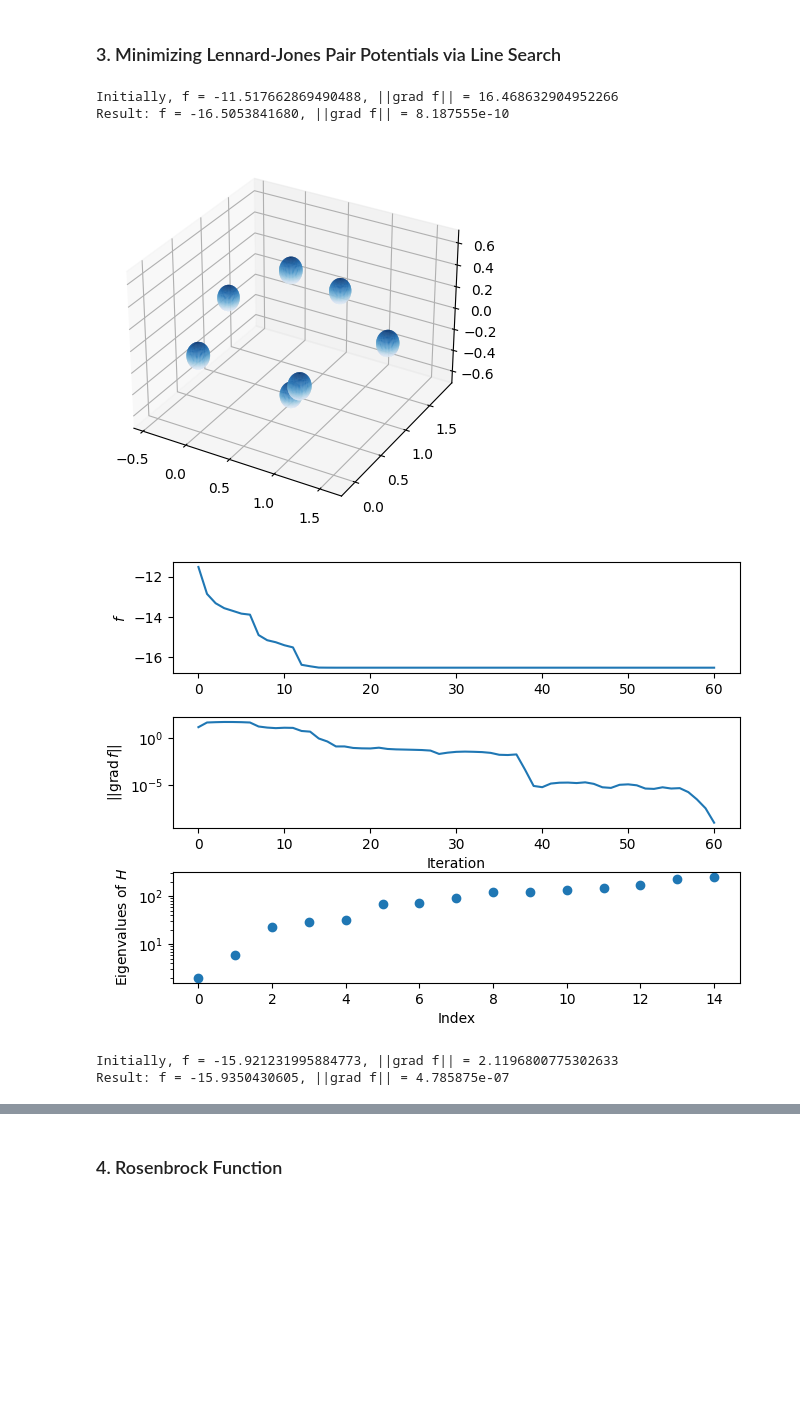
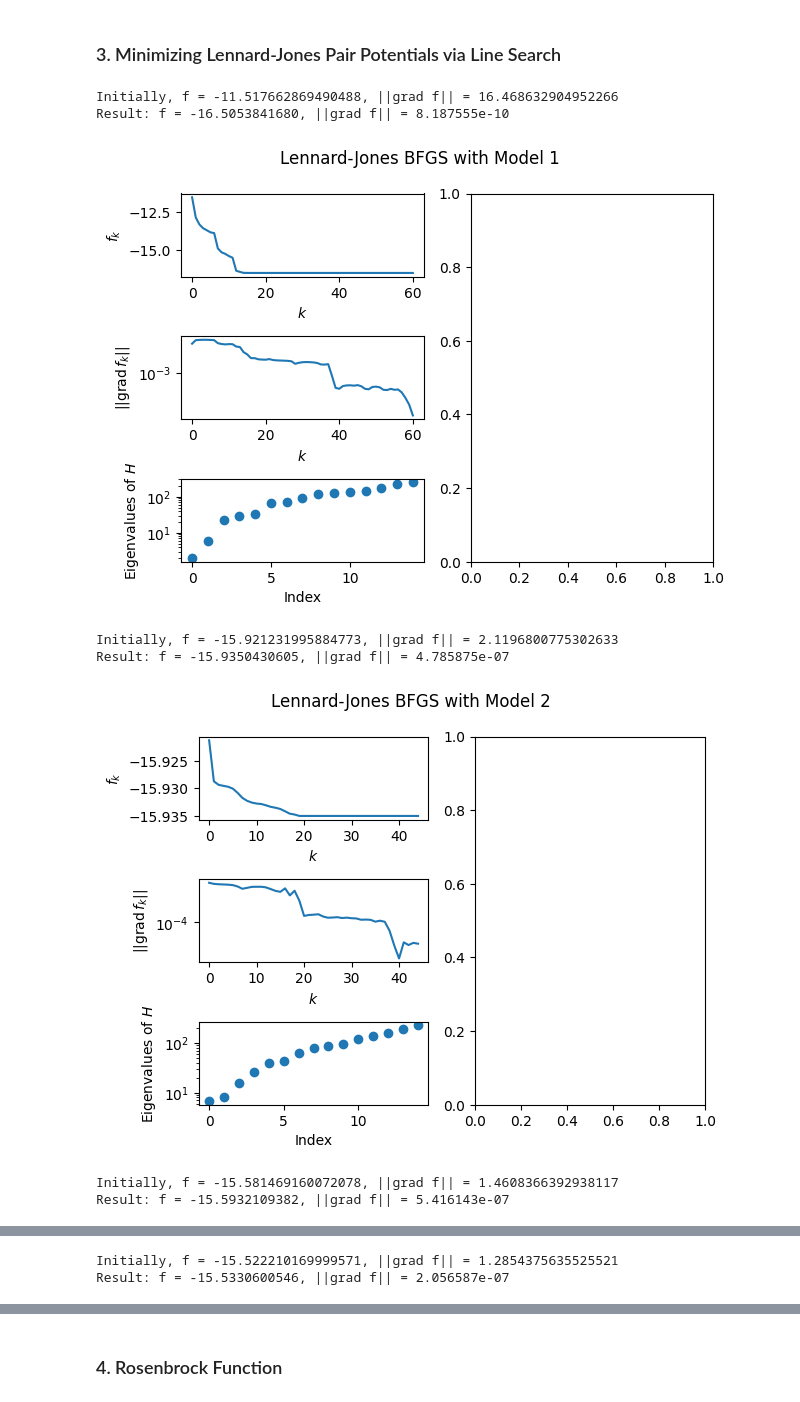
Before and after one commit to elijahkin/amsc660, a Jupyter notebook: hw10/hw10.ipynb, the cells around one changed output, grey strips where cells are left out. Cells and saved outputs as stored; diff of their text form; code cells hidden in the pictures; blank space fills up the shorter version.

Commit message:
Organizing Lennard-Jones and Rosenbrock

```diff
--- a/hw10/hw10.ipynb
+++ b/hw10/hw10.ipynb
@@ -91,19 +97,4 @@ def backtracking_line_search(direction, x, pot, grad, hess, m=20, verbose=False)
 # f2 = -15.93504306 Capped octahedron
 # f3 = -15.59321094 Tricapped tetrahedron
 # f4 = -15.53306005 Bicapped trigonal bipyramid
-
-Na = 7 # number of atoms
-rstar = 2**(1 / 6) # minimizer of Lennard-Jones pair potential r^(-12) - r^(-6)
-tol = 1e-9 # stop iterations when ||grad f|| < tol
-iter_max = 1000 # maximal number of iterations
-
-# Parameters for backtracking line search
-c = 0.1
-rho = 0.9
-
-# Options: model = 0, 1, 2, 3, or 4.
-# Model 0 corresponds to a random initialization.
-# Models 1--4 set the system up close to the corresponding local minima
-# listed above.
-model = 0
 # %%
@@ -135,16 +134,15 @@ def lf_minimize(direction, model):
   plt.show()
 # %%
-# try initial conditions for each of the minima...
-for model in [1, 2, 3, 4]:
-  lf_minimize(2, model)
-
-# ...plus ten random initial conditions
-# for _ in range(10):
-#   lf_minimize(2, 0)
+# try initial conditions for each of the minima, plus ten random initial conditions
+models = [1, 2, 3, 4] + 10 * [0]
+for model in models:
+  lf_minimize(7, 2, model)
 # %% [output]
 Initially, f = -11.517662869490488, ||grad f|| = 16.468632904952266
 Result: f = -16.5053841680, ||grad f|| = 8.187555e-10
-[figure, old version]
+[figure, new version]
+Initially, f = -15.921231995884773, ||grad f|| = 2.1196800775302633
+Result: f = -15.9350430605, ||grad f|| = 4.785875e-07
-[figure, old version]
+[figure, new version]
-Initially, f = -15.921231995884773, ||grad f|| = 2.1196800775302633
-Result: f = -15.9350430605, ||grad f|| = 4.785875e-07
+Initially, f = -15.581469160072078, ||grad f|| = 1.4608366392938117
+Result: f = -15.5932109382, ||grad f|| = 5.416143e-07
@@ -151,0 +150,2 @@ Result: f = -15.9350430605, ||grad f|| = 4.785875e-07
+Initially, f = -15.522210169999571, ||grad f|| = 1.2854375635525521
+Result: f = -15.5330600546, ||grad f|| = 2.056587e-07
```
Also changed, not shown: parts of 5 cells of this notebook.
